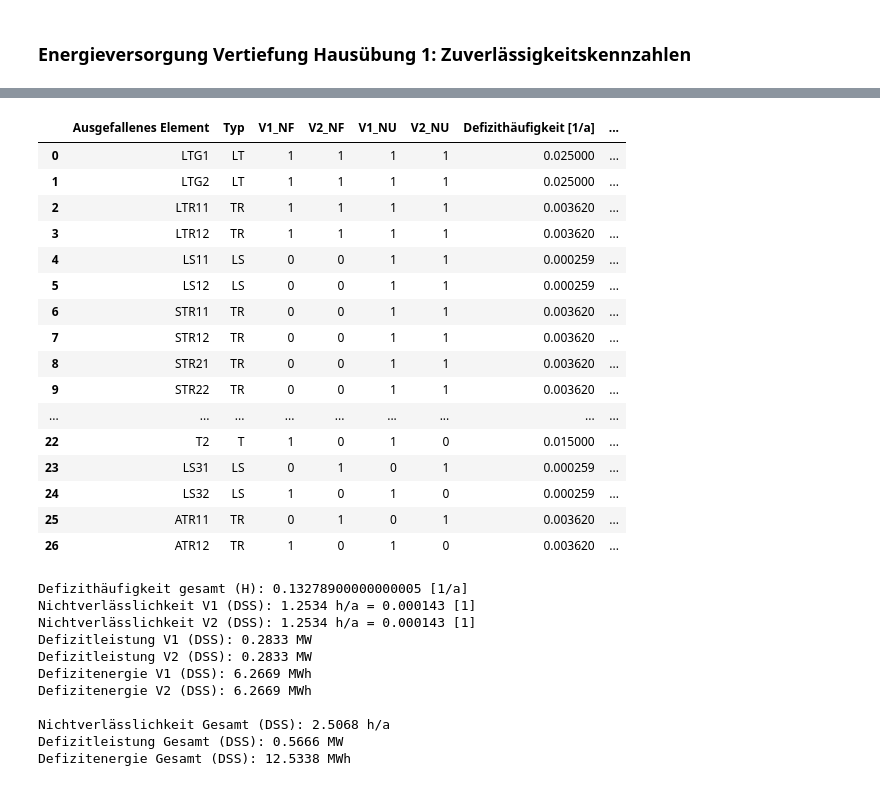
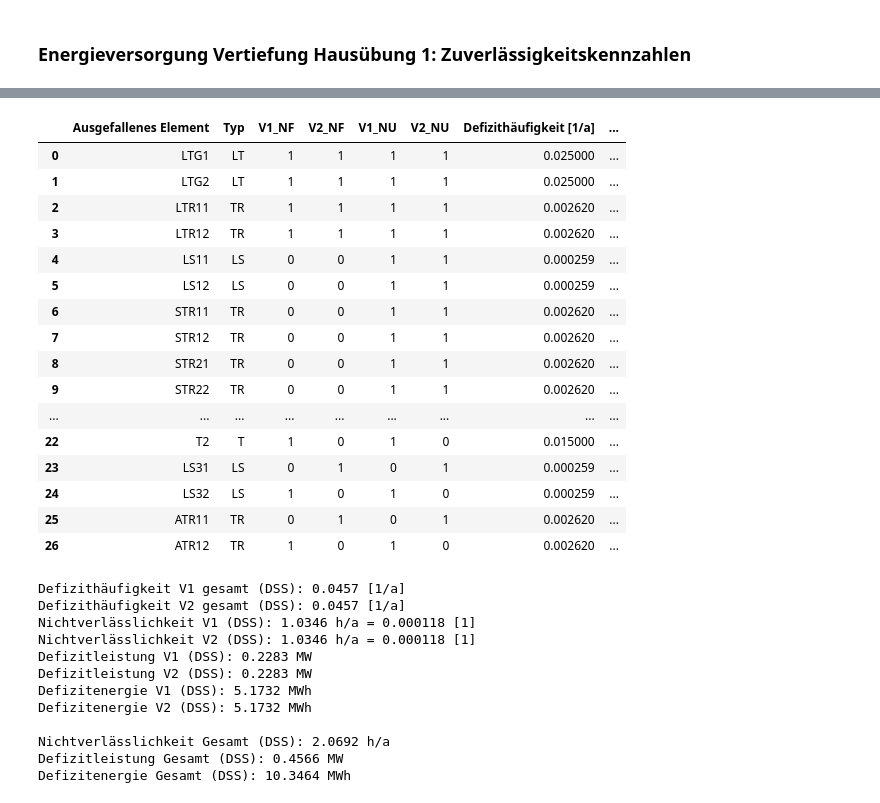
Before and after one commit to alexfroschauer/Energieversorgung_Homework, a Jupyter notebook: Homework1/EV_Vertiefung_HÜ1.ipynb, the cells around one changed output, grey strips where cells are left out. Cells and saved outputs as stored; diff of their text form; code cells hidden in the pictures.

```diff
--- a/Homework1/EV_Vertiefung_HÜ1.ipynb
+++ b/Homework1/EV_Vertiefung_HÜ1.ipynb
@@ -6,8 +6,8 @@ from tabulate import tabulate
 import numpy as np
 # %%
 # Eingabe Matrikelnummer
-MatrNr = 11907067
-# MatrNr = 12001535
+#MatrNr = 12012289
+MatrNr = 52102155
 # MatrNr = 12143819
 # MatrNr = 51911209
 # MatrNr = 12012289
@@ -316,6 +320,7 @@ df['Defizitenergie E_V1'] = None
 Defizithaeufigkeit_V1_DSS = (df["Defizithäufigkeit (H in 1/a)"] * (1 - df["V1_1"]))
 Defizithaeufigkeit_V2_DSS = (df["Defizithäufigkeit (H in 1/a)"] * (1 - df["V2_1"]))
 
+
 # Iteriere über alle Zeilen und berechne die neuen Werte
 for index, row in df.iterrows():
     if row["V1_2"] == 0:
@@ -349,59 +354,63 @@ Nichtverlaesslichkeit_V1_DSS = round(df["NV_V1"].sum(), 4)
 Nichtverlaesslichkeit_V2_DSS = round(df["NV_V2"].sum(), 4)
 Defizitleistung_V1_DSS = round(df["Defizitleistung P_V1"].sum(), 4)
 Defizitleistung_V2_DSS = round(df["Defizitleistung P_V2"].sum(), 4)
 Defizitenergie_V1_DSS = round(df["Defizitenergie E_V1"].sum(), 4)
 Defizitenergie_V2_DSS = round(df["Defizitenergie E_V2"].sum(), 4)
 Defizithaeufigkeit_H_gesamt_DSS = df["Defizithäufigkeit (H in 1/a)"].sum()
+Defizithaeufigkeit_V1_DSS_ges = round(Defizithaeufigkeit_V1_DSS.sum(),4)
+Defizithaeufigkeit_V2_DSS_ges = round(Defizithaeufigkeit_V2_DSS.sum(),4)
 # Exportiere als csv-Datei
 df.iloc[:, :6].to_csv('output_DSS_Schaltung.csv', sep=';', index=False)
 # display(df)
 display(df.rename(columns={"Name": "Ausgefallenes Element", "Type": "Typ", "V1_1": "V1_NF", "V2_1": "V2_NF", "V1_2": "V1_NU", "V2_2": "V2_NU", "Defizithäufigkeit (H in 1/a)":
                            "Defizithäufigkeit [1/a]", "Ausfalldauer (in h)": "Ausfalldauer [h]", "NV_V1": "Nichtverlässlichkeit V1 [h/a]",
                            "Defizitleistung P_V1": "Defizitleistung V1 [MW/a]", "Defizitenergie E_V1": "Defizitenergie V1 [MWh/a]", "NV_V2": "Nichtverlässlichkeit V2 [h/a]",
                            "Defizitleistung P_V2": "Defizitleistung V2 [MW/a]", "Defizitenergie E_V2": "Defizitenergie V2 [MWh/a]"}))
 print(" ")
 
 # Ausgeben der summierten Werte
-print(f"Defizithäufigkeit gesamt (H): {Defizithaeufigkeit_H_gesamt_DSS} [1/a]")
+print(f"Defizithäufigkeit V1 gesamt (DSS): {Defizithaeufigkeit_V1_DSS_ges} [1/a]")
+print(f"Defizithäufigkeit V2 gesamt (DSS): {Defizithaeufigkeit_V2_DSS_ges} [1/a]")
 print(f"Nichtverlässlichkeit V1 (DSS): {Nichtverlaesslichkeit_V1_DSS} h/a = {round(Nichtverlaesslichkeit_V1_DSS / 8760, 6)} [1]")
 print(f"Nichtverlässlichkeit V2 (DSS): {Nichtverlaesslichkeit_V2_DSS} h/a = {round(Nichtverlaesslichkeit_V2_DSS / 8760, 6)} [1]")
 print(f"Defizitleistung V1 (DSS): {Defizitleistung_V1_DSS} MW")
 print(f"Defizitleistung V2 (DSS): {Defizitleistung_V2_DSS} MW")
 print(f"Defizitenergie V1 (DSS): {Defizitenergie_V1_DSS} MWh")
 print(f"Defizitenergie V2 (DSS): {Defizitenergie_V2_DSS} MWh")
 print(" ")
 print(f"Nichtverlässlichkeit Gesamt (DSS): {Nichtverlaesslichkeit_V1_DSS + Nichtverlaesslichkeit_V2_DSS} h/a")
 print(f"Defizitleistung Gesamt (DSS): {Defizitleistung_V1_DSS + Defizitleistung_V2_DSS} MW")
 print(f"Defizitenergie Gesamt (DSS): {Defizitenergie_V1_DSS + Defizitenergie_V2_DSS} MWh")
 # %% [output]
 |  | Ausgefallenes Element | Typ | V1_NF | V2_NF | V1_NU | V2_NU | Defizithäufigkeit [1/a] | ... |
 | 0 | LTG1 | LT | 1 | 1 | 1 | 1 | 0.025000 | ... |
 | 1 | LTG2 | LT | 1 | 1 | 1 | 1 | 0.025000 | ... |
-| 2 | LTR11 | TR | 1 | 1 | 1 | 1 | 0.003620 | ... |
-| 3 | LTR12 | TR | 1 | 1 | 1 | 1 | 0.003620 | ... |
+| 2 | LTR11 | TR | 1 | 1 | 1 | 1 | 0.002620 | ... |
+| 3 | LTR12 | TR | 1 | 1 | 1 | 1 | 0.002620 | ... |
 | 4 | LS11 | LS | 0 | 0 | 1 | 1 | 0.000259 | ... |
 | 5 | LS12 | LS | 0 | 0 | 1 | 1 | 0.000259 | ... |
-| 6 | STR11 | TR | 0 | 0 | 1 | 1 | 0.003620 | ... |
-| 7 | STR12 | TR | 0 | 0 | 1 | 1 | 0.003620 | ... |
-| 8 | STR21 | TR | 0 | 0 | 1 | 1 | 0.003620 | ... |
-| 9 | STR22 | TR | 0 | 0 | 1 | 1 | 0.003620 | ... |
+| 6 | STR11 | TR | 0 | 0 | 1 | 1 | 0.002620 | ... |
+| 7 | STR12 | TR | 0 | 0 | 1 | 1 | 0.002620 | ... |
+| 8 | STR21 | TR | 0 | 0 | 1 | 1 | 0.002620 | ... |
+| 9 | STR22 | TR | 0 | 0 | 1 | 1 | 0.002620 | ... |
 | ... | ... | ... | ... | ... | ... | ... | ... | ... |
 | 22 | T2 | T | 1 | 0 | 1 | 0 | 0.015000 | ... |
 | 23 | LS31 | LS | 0 | 1 | 0 | 1 | 0.000259 | ... |
 | 24 | LS32 | LS | 1 | 0 | 1 | 0 | 0.000259 | ... |
-| 25 | ATR11 | TR | 0 | 1 | 0 | 1 | 0.003620 | ... |
-| 26 | ATR12 | TR | 1 | 0 | 1 | 0 | 0.003620 | ... |
+| 25 | ATR11 | TR | 0 | 1 | 0 | 1 | 0.002620 | ... |
+| 26 | ATR12 | TR | 1 | 0 | 1 | 0 | 0.002620 | ... |
-Defizithäufigkeit gesamt (H): 0.13278900000000005 [1/a]
-Nichtverlässlichkeit V1 (DSS): 1.2534 h/a = 0.000143 [1]
-Nichtverlässlichkeit V2 (DSS): 1.2534 h/a = 0.000143 [1]
-Defizitleistung V1 (DSS): 0.2833 MW
-Defizitleistung V2 (DSS): 0.2833 MW
-Defizitenergie V1 (DSS): 6.2669 MWh
-Defizitenergie V2 (DSS): 6.2669 MWh
+Defizithäufigkeit V1 gesamt (DSS): 0.0457 [1/a]
+Defizithäufigkeit V2 gesamt (DSS): 0.0457 [1/a]
+Nichtverlässlichkeit V1 (DSS): 1.0346 h/a = 0.000118 [1]
+Nichtverlässlichkeit V2 (DSS): 1.0346 h/a = 0.000118 [1]
+Defizitleistung V1 (DSS): 0.2283 MW
+Defizitleistung V2 (DSS): 0.2283 MW
+Defizitenergie V1 (DSS): 5.1732 MWh
+Defizitenergie V2 (DSS): 5.1732 MWh
 
-Nichtverlässlichkeit Gesamt (DSS): 2.5068 h/a
-Defizitleistung Gesamt (DSS): 0.5666 MW
-Defizitenergie Gesamt (DSS): 12.5338 MWh
+Nichtverlässlichkeit Gesamt (DSS): 2.0692 h/a
+Defizitleistung Gesamt (DSS): 0.4566 MW
+Defizitenergie Gesamt (DSS): 10.3464 MWh
 # %%
 # Parameter für die 20kV Leitung bestimmen
 NV_ltg20 = h_ltg20 * ta_ltg20 # in [h/a], später in h/h angeben
```
Also changed, not shown: parts of 3 cells of this notebook.
